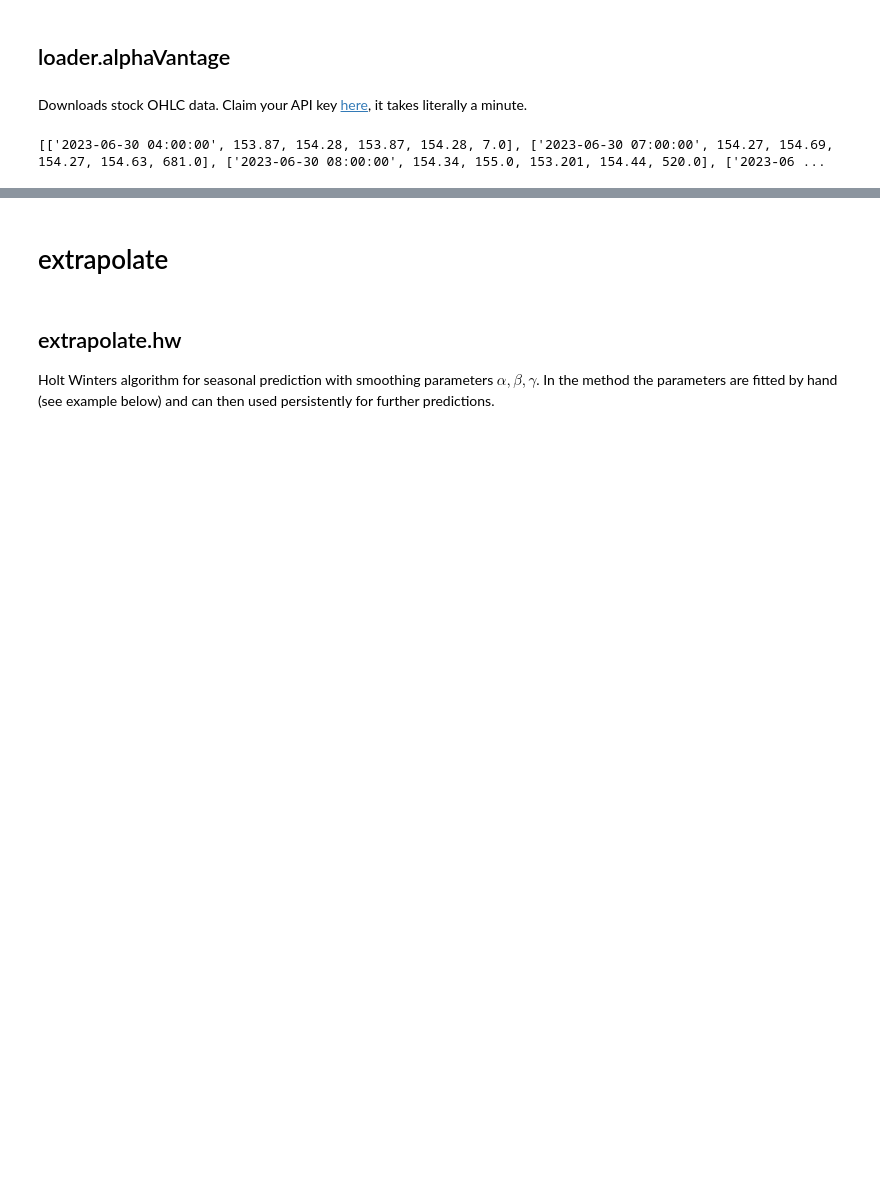
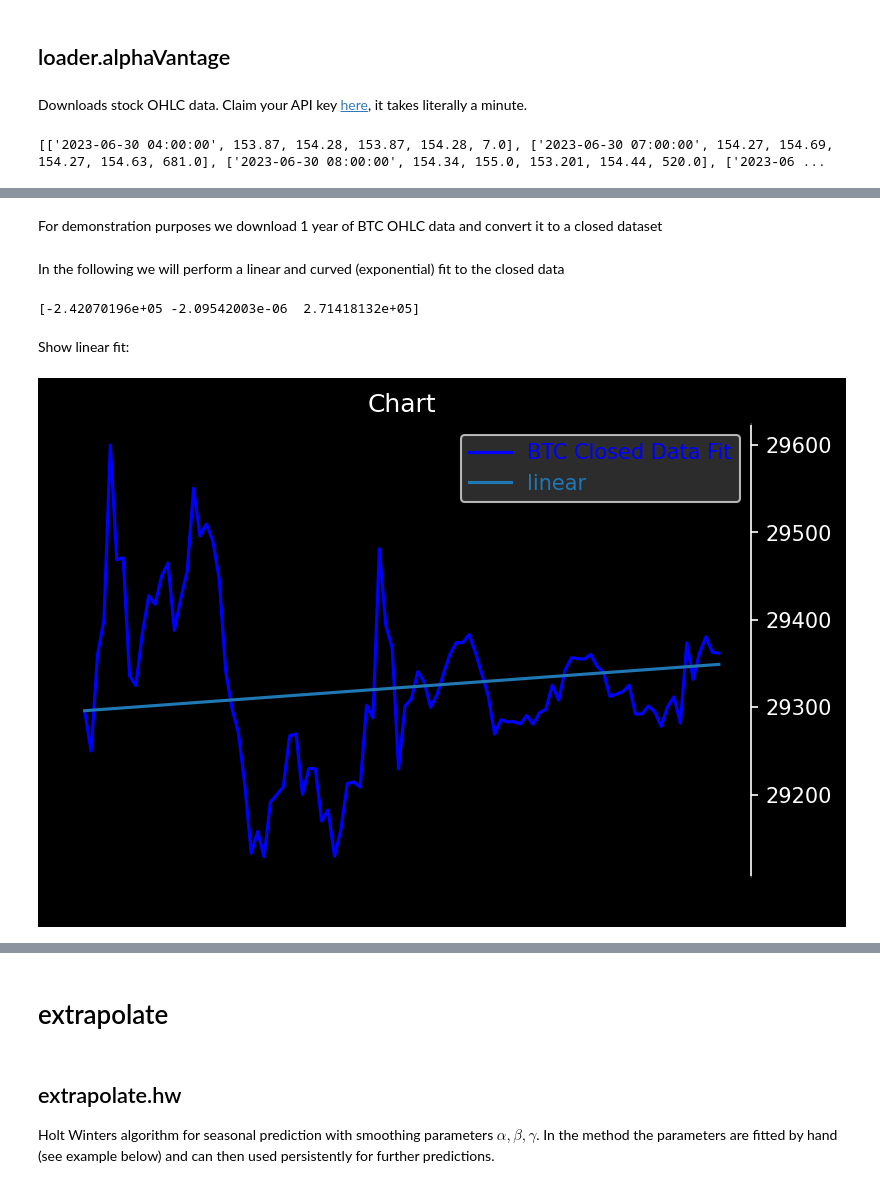
Before and after one commit to B0-B/chartPeer-trading, a Jupyter notebook: ChartPeer-SDK/tutorial.ipynb, the cells around one changed output, grey strips where cells are left out. Saved outputs shown, nothing was run; the diff lists cells and outputs as text; code cells hidden in the pictures; blank space fills up the shorter version.

```diff
--- a/ChartPeer-SDK/tutorial.ipynb
+++ b/ChartPeer-SDK/tutorial.ipynb
@@ -53,0 +99,37 @@ stock_data_closed = load.closedFromOhlc(ohlc)
+# %% [markdown]
+For demonstration purposes we download 1 year of BTC OHLC data and convert it to a closed dataset
+# %%
+import numpy as np
+
+ohlc = krakenApi.ohlc('BTC', 60)
+closed = load.closedFromOhlc(ohlc)[-100:]
+
+# convert to array for regression
+closed_array = np.array(closed)
+# %% [markdown]
+In the following we will perform a linear and curved (exponential) fit to the closed data
+# %%
+from chartpeer.analysis import regression
+
+overflow = 0
+
+fit_lin = regression.linear(closed_array, overflow)
+fit_exp = regression.exp(closed_array, overflow)
+# %% [output]
+[-2.42070196e+05 -2.09542003e-06  2.71418132e+05]
+# %% [markdown]
+Show linear fit:
+# %%
+# plot the results
+from chartpeer.analysis import plot
+
+plot.chart(
+    closed_array,
+    'BTC Closed Data Fit',
+    overlays={
+        'linear': fit_lin
+    },
+    timeset=np.arange(closed_array.shape[0] + overflow)
+)
+# %% [output]
+[figure, added]
```
Also changed, not shown: parts of 23 cells of this notebook, 11 other files.
